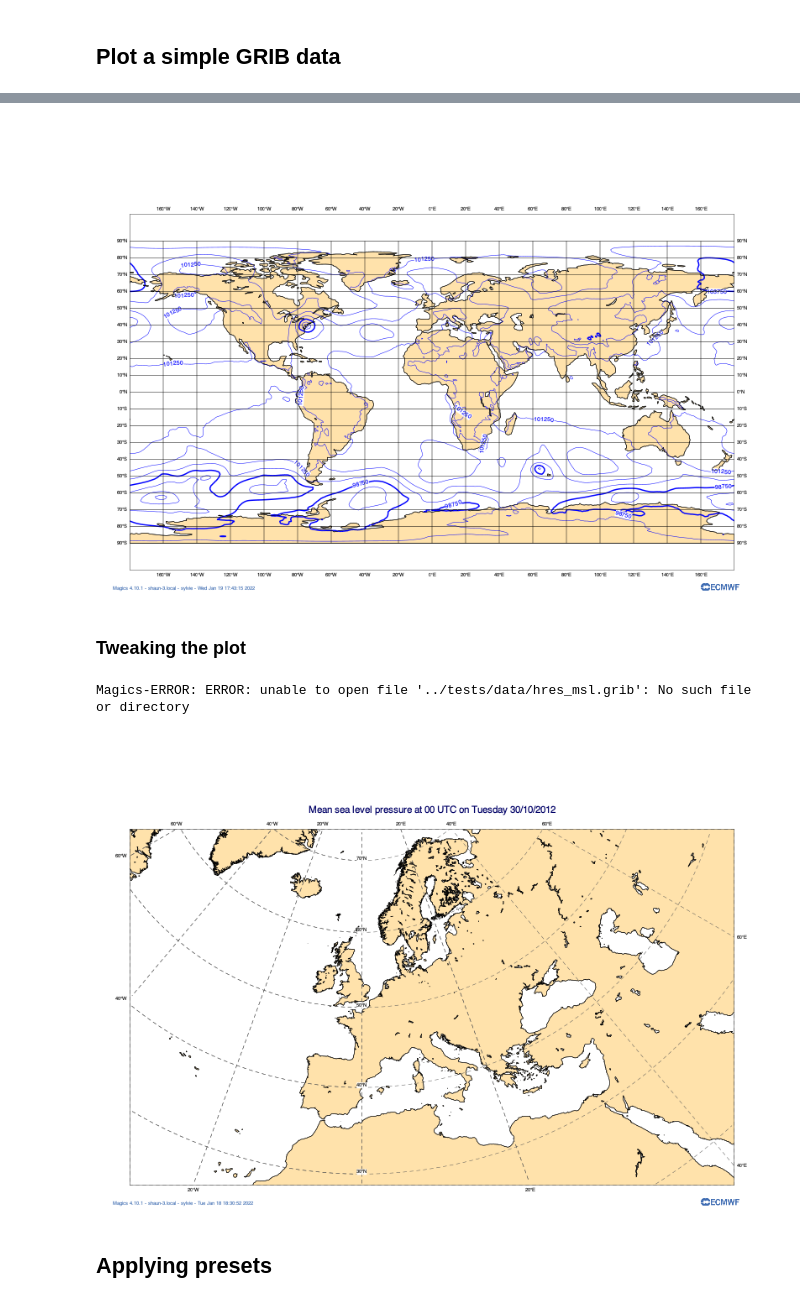
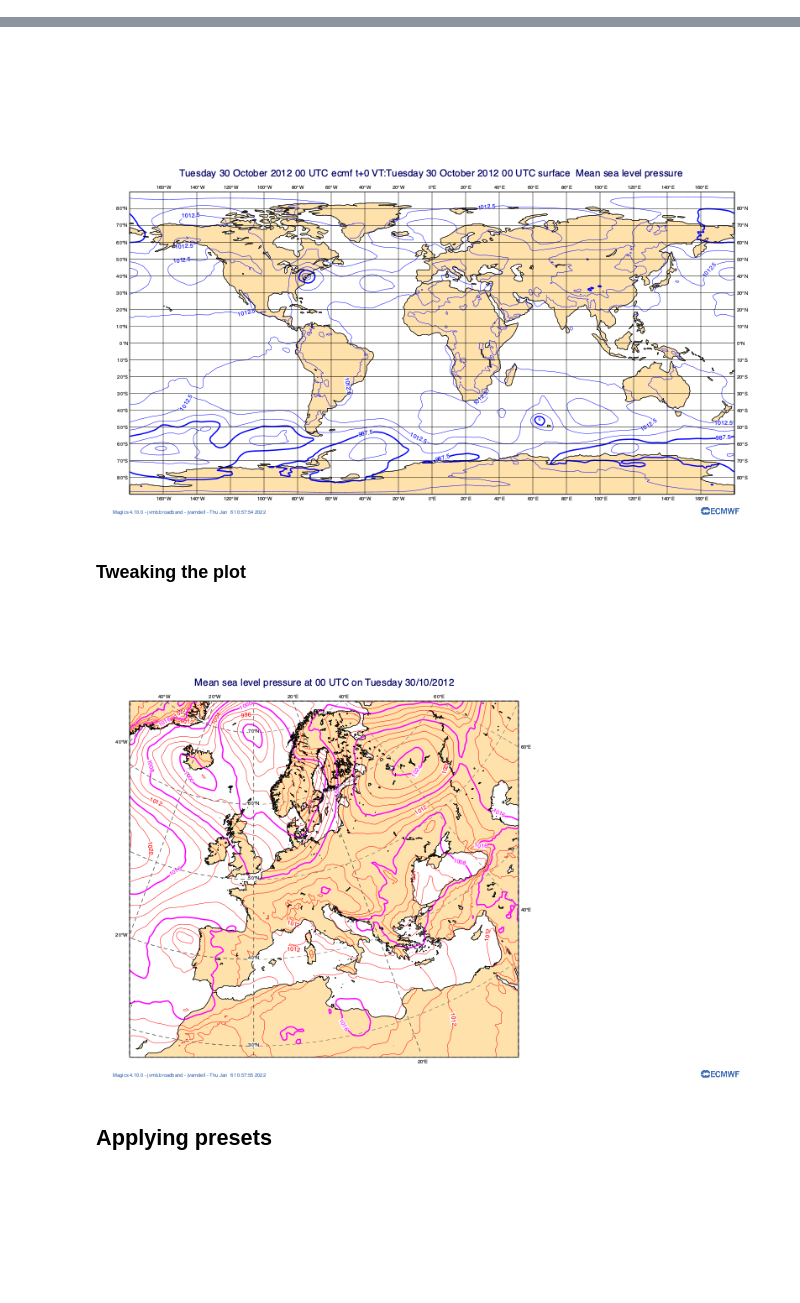
Before and after one commit to ecmwf/magpye, a Jupyter notebook: docs/notebooks/demo.ipynb, the cells around one changed output, grey strips where cells are left out. Cells and saved outputs as stored; diff of their text form; code cells hidden in the pictures; blank space fills up the shorter version.

```diff
--- a/docs/notebooks/demo.ipynb
+++ b/docs/notebooks/demo.ipynb
@@ -1,3 +1,5 @@
 # %%
 from ecmwf.geomaps import GeoMap
+
+HRES_MSL = "data/hres_msl.grib"
 # %% [markdown]
@@ -18,13 +7,19 @@ geomap.show()
-# %% [markdown]
-## Plot a simple GRIB data
 # %%
-MSL = "data/msl.grib"
+# Instantiate a new map
 geomap = GeoMap()
+
+# Add some background land polygons and coastlines
 geomap.coastlines(land_colour="cream")
-geomap.contour_lines(MSL)
+
+# Plot simple, default (blue) line contours on the map
+geomap.contour_lines(HRES_MSL)
+
+# Add foreground coastlines and gridlines
 geomap.coastlines()
 geomap.gridlines()
 
+# Add an auto-generated title
+geomap.title()
 
 # Show the finished map inline in the notebook
 geomap.show()
@@ -32,4 +28,4 @@ geomap.show()
-[figure, old version]
+[figure, new version]
 # %% [markdown]
 ### Tweaking the plot
 # %%
@@ -57,7 +53,6 @@ geomap.title("Mean sea level pressure at 00 UTC on Tuesday 30/10/2012")
 # Show the finished map inline in the notebook
 geomap.show()
 # %% [output]
-Magics-ERROR: ERROR: unable to open file '../tests/data/hres_msl.grib': No such file or directory
-[figure, old version]
+[figure, new version]
 # %% [markdown]
 ## Applying presets
```
Also changed, not shown: parts of 7 cells of this notebook, 4 other files.
